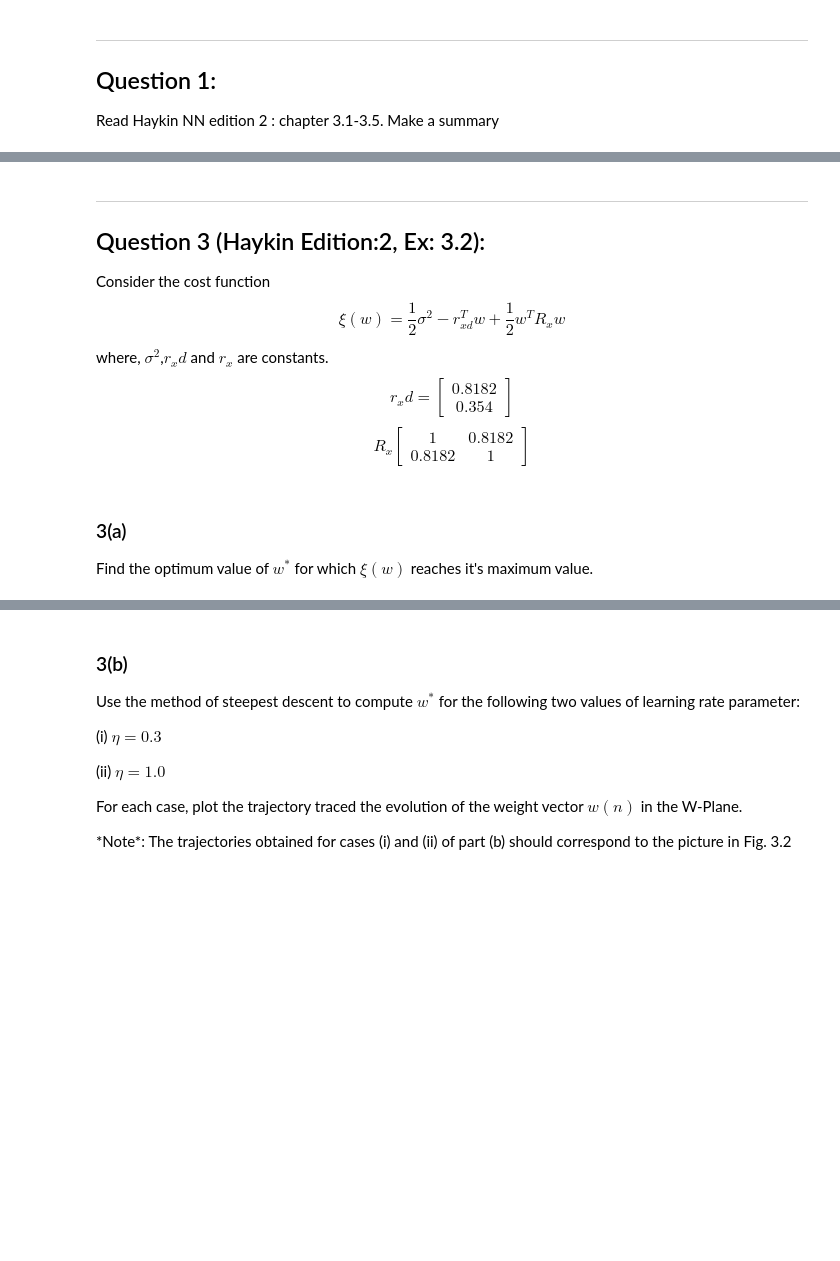
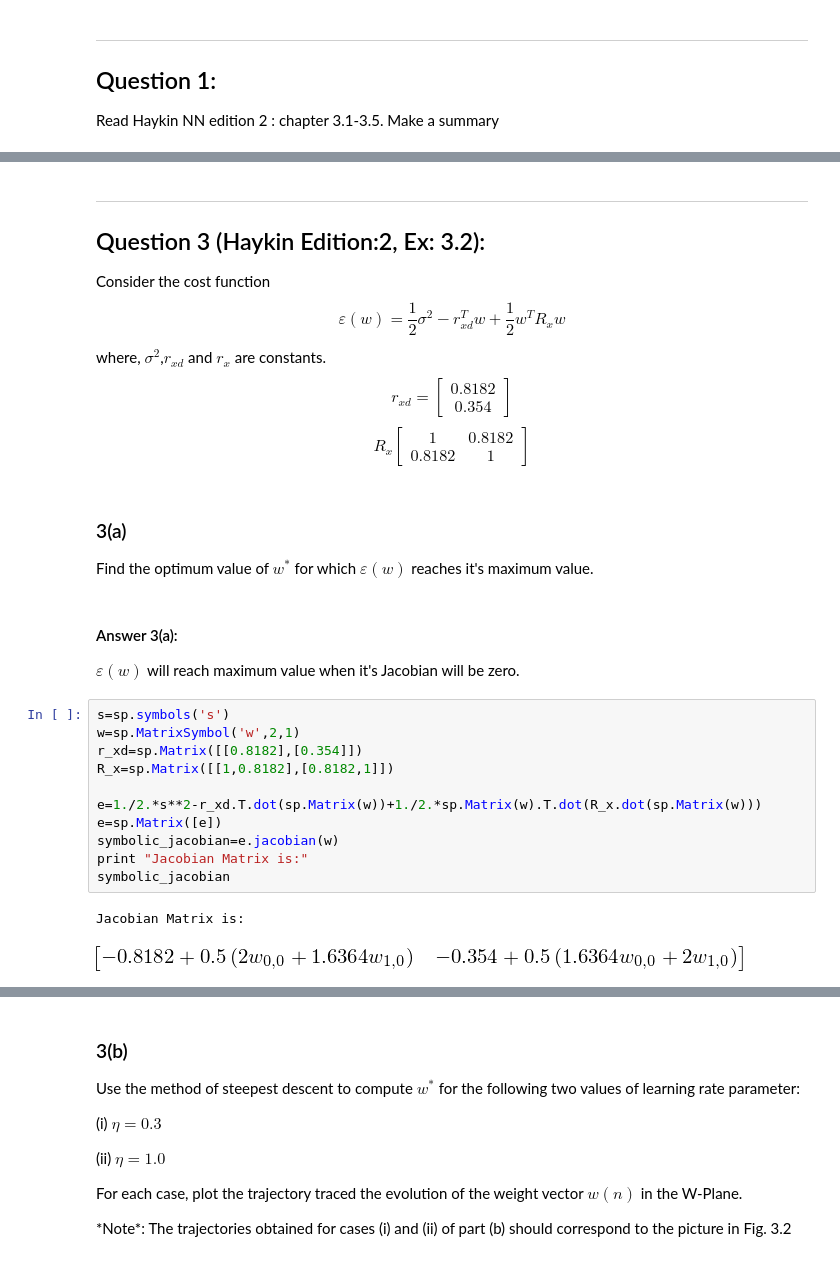
Before and after one commit to debaraj-barua/neural-networks-ws17, a Jupyter notebook: Assignment05/NN_DebarajBarua_NareshKumarGurulingan_061117_src/NN_DebarajBarua_NareshKumarGurulingan_061117.ipynb, the cells around one changed output, grey strips where cells are left out. Drawn from its saved outputs; the diff is of its cells as text; blank space fills up the shorter version.

```diff
--- a/Assignment05/NN_DebarajBarua_NareshKumarGurulingan_061117_src/NN_DebarajBarua_NareshKumarGurulingan_061117.ipynb
+++ b/Assignment05/NN_DebarajBarua_NareshKumarGurulingan_061117_src/NN_DebarajBarua_NareshKumarGurulingan_061117.ipynb
@@ -28,10 +57,27 @@ where, $\sigma^2$,$r_xd$ and $r_x$ are constants.
 ## Question 3 (Haykin Edition:2, Ex: 3.2):
 
 Consider the cost function
-$$\xi(w)=\frac{1}{2}\sigma^2-r_{xd}^Tw+\frac{1}{2}w^TR_xw$$
-where, $\sigma^2$,$r_xd$ and $r_x$ are constants.
-$$r_xd=\begin{bmatrix}0.8182\\0.354\end{bmatrix}$$
+$$\varepsilon(w)=\frac{1}{2}\sigma^2-r_{xd}^Tw+\frac{1}{2}w^TR_xw$$
+where, $\sigma^2$,$r_{xd}$ and $r_x$ are constants.
+$$r_{xd}=\begin{bmatrix}0.8182\\0.354\end{bmatrix}$$
 $$R_x\begin{bmatrix}1 & 0.8182\\0.8182 & 1\end{bmatrix}$$
 # %% [markdown]
 ### 3(a)
-Find the optimum value of $w^*$ for which $\xi(w)$ reaches it's maximum value.
+Find the optimum value of $w^*$ for which $\varepsilon(w)$ reaches it's maximum value.
+# %% [markdown]
+#### Answer 3(a):
+$\varepsilon(w)$ will reach maximum value when it's Jacobian will be zero.
+# %%
+s=sp.symbols('s')
+w=sp.MatrixSymbol('w',2,1)
+r_xd=sp.Matrix([[0.8182],[0.354]])
+R_x=sp.Matrix([[1,0.8182],[0.8182,1]])
+
+e=1./2.*s**2-r_xd.T.dot(sp.Matrix(w))+1./2.*sp.Matrix(w).T.dot(R_x.dot(sp.Matrix(w)))
+e=sp.Matrix([e])
+symbolic_jacobian=e.jacobian(w)
+print "Jacobian Matrix is:"
+symbolic_jacobian
+# %% [output]
+Jacobian Matrix is:
+[figure, added]
```
Also changed, not shown: parts of 11 cells of this notebook.
